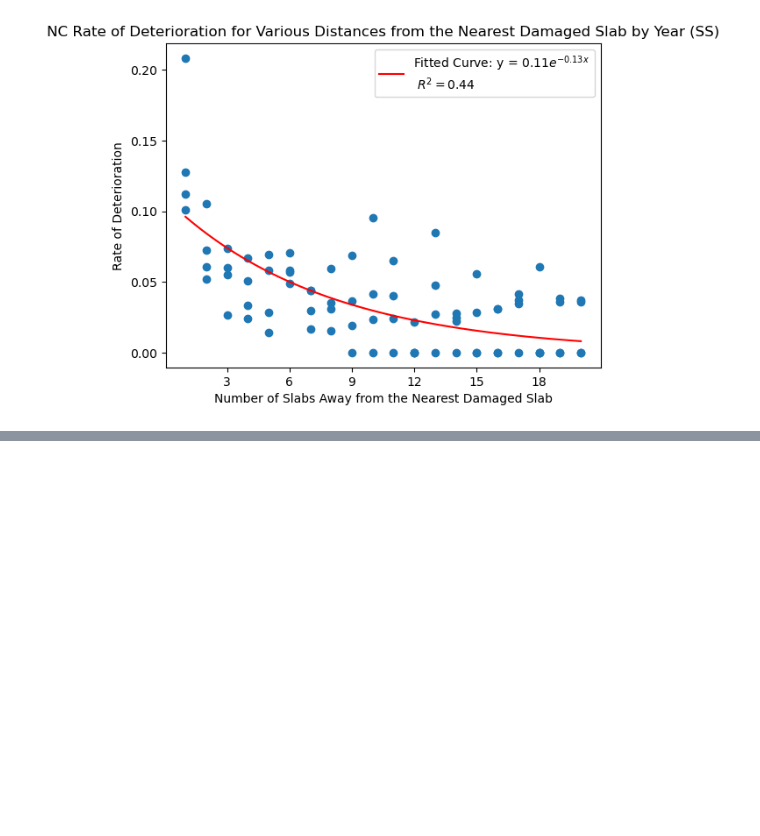
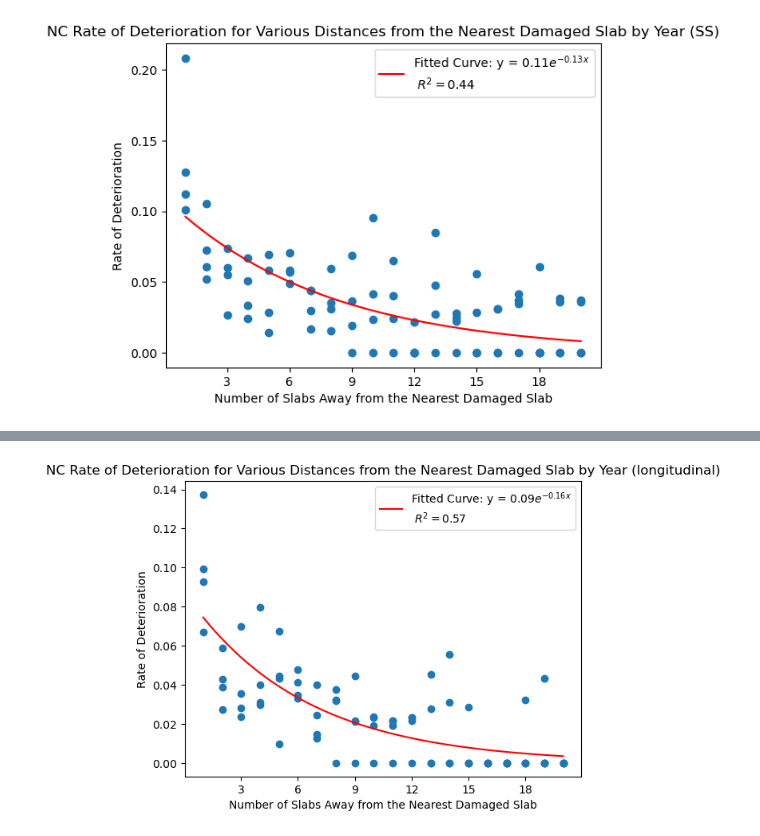
Before and after one commit to jadenl99/Pavement-Forecasting, a Jupyter notebook: src/nc_deterioration/distance_vs_deterioration.ipynb, the cells around one changed output, grey strips where cells are left out. Saved outputs shown, nothing was run; the diff lists cells and outputs as text; code cells hidden in the pictures; blank space fills up the shorter version.

```diff
--- a/src/nc_deterioration/distance_vs_deterioration.ipynb
+++ b/src/nc_deterioration/distance_vs_deterioration.ipynb
@@ -110,0 +130,13 @@ plot_exponenential_best_fit(x_data, y_data, 'Number of Slabs Away from the Neare
+# %%
+''''''''''''''''''''''''''''''''''''''''''''''''''''''''''''''''''''''''''''''''
+# Time Interval: 2014-2018 (four transition periods, each 1 year long)
+# Definition of Damaged: L1, L2, SS (longitudinal cracked slabs)
+''''''''''''''''''''''''''''''''''''''''''''''''''''''''''''''''''''''''''''''''
+
+df_long = rate_analysis.construct_nc_deterioration_rate_table(df, 2014, 2018, 1, {'L1', 'L2', 'SS'})
+df_long = df_long[df_long['distance'] <= 20]
+x_data = df_long['distance'].to_numpy().astype(np.float32)
+y_data = df_long['deterioration_rate'].to_numpy().astype(np.float32)
+plot_exponential_decay_best_fit(x_data, y_data, 'Number of Slabs Away from the Nearest Damaged Slab', 'Rate of Deterioration', 'NC Rate of Deterioration for Various Distances from the Nearest Damaged Slab by Year (longitudinal)')
+# %% [output]
+[figure, added]
```
Also changed, not shown: parts of 8 cells of this notebook.
